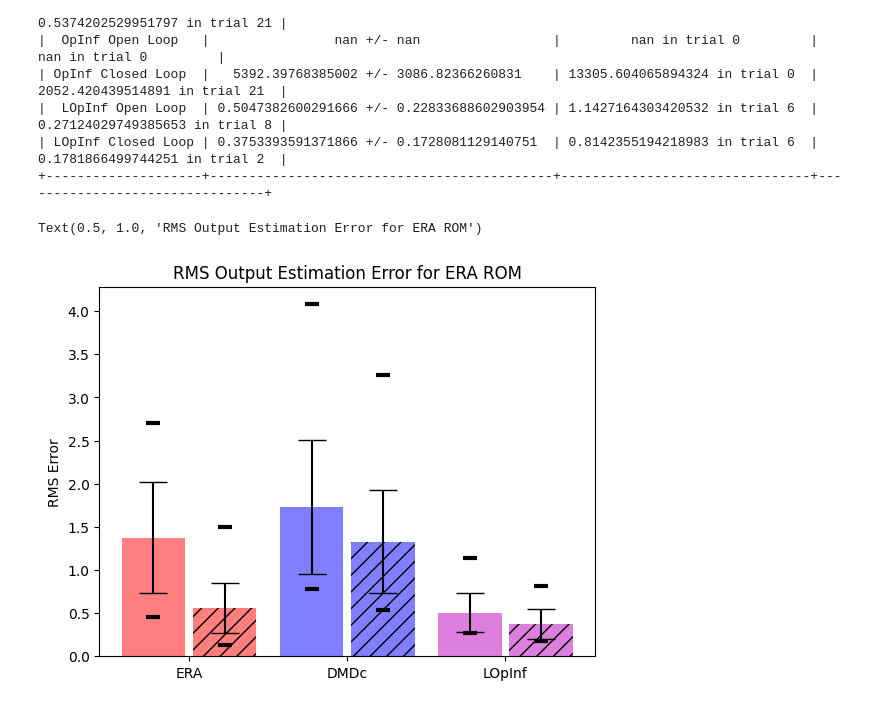
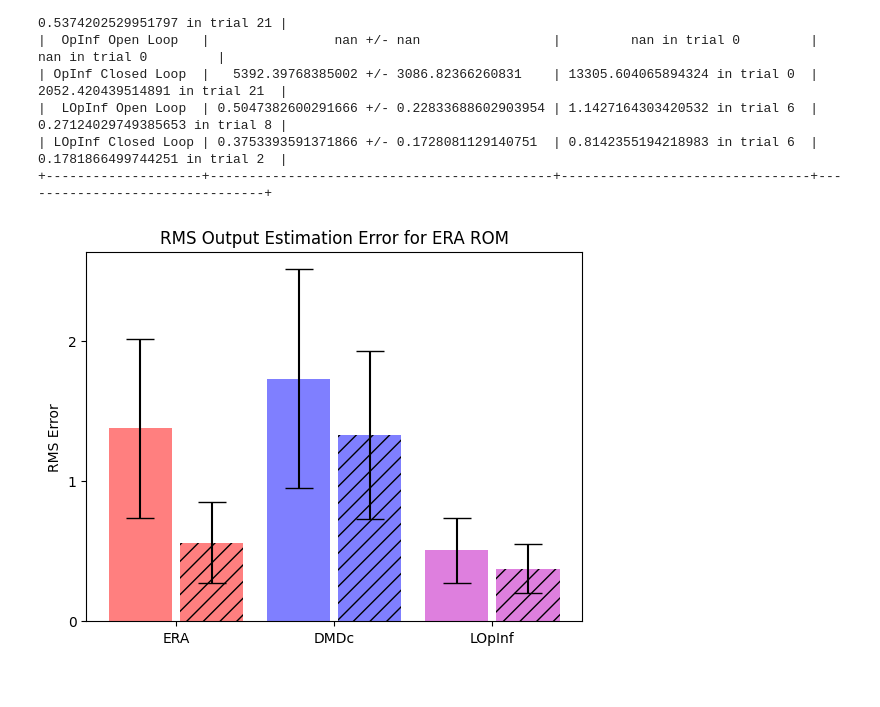
Before and after one commit to iman-adibnazari/anguilliformOptimalControl, a Jupyter notebook: src/stateObserverAnalysis.ipynb, the cells around one changed output. Cells and saved outputs as stored; diff of their text form; code cells hidden in the pictures.

```diff
--- a/src/stateObserverAnalysis.ipynb
+++ b/src/stateObserverAnalysis.ipynb
@@ -327,29 +335,33 @@ print(rms_table)
 # %%
 # Bar plot with error bars of open loop and closed loop RMS output errors for each method where open loop and closed loop responses are adjacent
 fig, ax = plt.subplots()
 
 ax.bar(np.arange(0,6,2)-0.45, [np.mean(rms_era[0,:]), np.mean(rms_dmdc[0,:]), np.mean(rms_lopInf[0,:])], yerr=[np.std(rms_era[0,:]), np.std(rms_dmdc[0,:]), np.std(rms_lopInf[0,:])], color=['r','b','m'],align='center',alpha=0.5,ecolor='black',capsize=10)
 ax.bar(np.arange(0,6,2)+0.45, [np.mean(rms_era[1,:]), np.mean(rms_dmdc[1,:]), np.mean(rms_lopInf[1,:])], yerr=[np.std(rms_era[1,:]), np.std(rms_dmdc[1,:]), np.std(rms_lopInf[1,:])], color=['r','b','m'],align='center',alpha=0.5,ecolor='black',capsize=10,hatch='//')
-# Plot max and min of each method overlayed on bars
-ax.plot(np.arange(0,6,2)-0.45, [np.max(rms_era[0,:]), np.max(rms_dmdc[0,:]), np.max(rms_lopInf[0,:])], 'k_', markersize=10, markeredgewidth=3)
-ax.plot(np.arange(0,6,2)-0.45, [np.min(rms_era[0,:]), np.min(rms_dmdc[0,:]), np.min(rms_lopInf[0,:])], 'k_', markersize=10, markeredgewidth=3)
-ax.plot(np.arange(0,6,2)+0.45, [np.max(rms_era[1,:]), np.max(rms_dmdc[1,:]), np.max(rms_lopInf[1,:])], 'k_', markersize=10, markeredgewidth=3)
-ax.plot(np.arange(0,6,2)+0.45, [np.min(rms_era[1,:]), np.min(rms_dmdc[1,:]), np.min(rms_lopInf[1,:])], 'k_', markersize=10, markeredgewidth=3)
+# # Plot max and min of each method overlayed on bars
+# ax.plot(np.arange(0,6,2)-0.45, [np.max(rms_era[0,:]), np.max(rms_dmdc[0,:]), np.max(rms_lopInf[0,:])], 'k_', markersize=10, markeredgewidth=3)
+# ax.plot(np.arange(0,6,2)-0.45, [np.min(rms_era[0,:]), np.min(rms_dmdc[0,:]), np.min(rms_lopInf[0,:])], 'k_', markersize=10, markeredgewidth=3)
+# ax.plot(np.arange(0,6,2)+0.45, [np.max(rms_era[1,:]), np.max(rms_dmdc[1,:]), np.max(rms_lopInf[1,:])], 'k_', markersize=10, markeredgewidth=3)
+# ax.plot(np.arange(0,6,2)+0.45, [np.min(rms_era[1,:]), np.min(rms_dmdc[1,:]), np.min(rms_lopInf[1,:])], 'k_', markersize=10, markeredgewidth=3)
 
 
 
 ax.set_xticks(np.arange(0,6,2))
 ax.set_xticklabels(['ERA','DMDc','LOpInf'])
-
+ax.set_yticks([0,1,2])
 
 
 ax.set_ylabel("RMS Error")
 ax.set_title("RMS Output Estimation Error for ERA ROM")
+# TODO: Fix legend
+
 # Set legend where solid box is open loop and hatched box is closed loop
 # ax.legend(['Max','Min','Open Loop','Closed Loop'],loc='upper left')
+
+# Save as svg
+plt.savefig('RMSOutputEstimation.pdf', format='pdf', dpi=1200)
 # %% [output]
-Text(0.5, 1.0, 'RMS Output Estimation Error for ERA ROM')
-[figure, old version]
+[figure, new version]
 # %%
 # Reconstruct full order states for DMDc and LOpInf using the basis transformations for every trial in the open and closed loop cases
 # Initialize arrays to store reconstructed states
```
Also changed, not shown: parts of 5 cells of this notebook, 3 other files.
